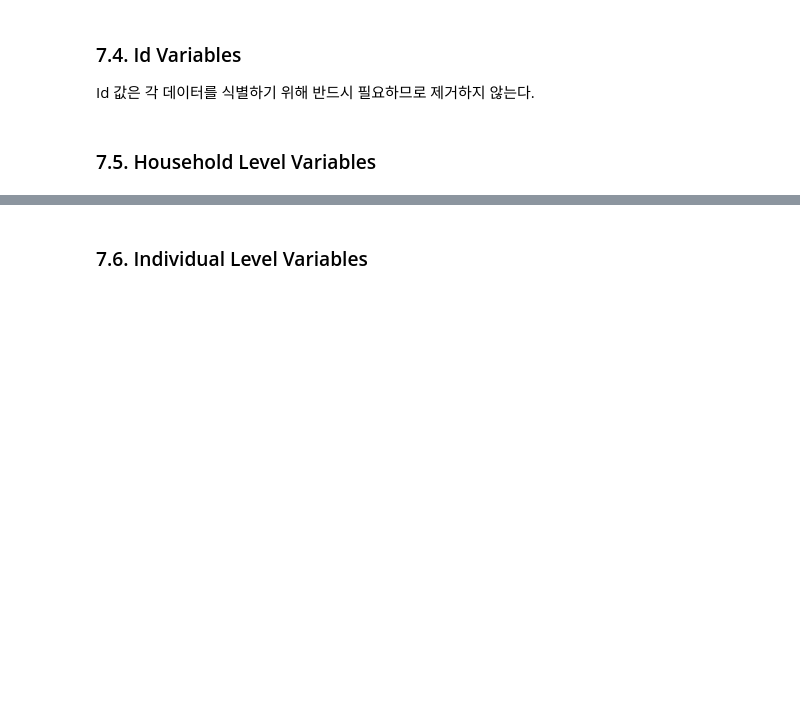
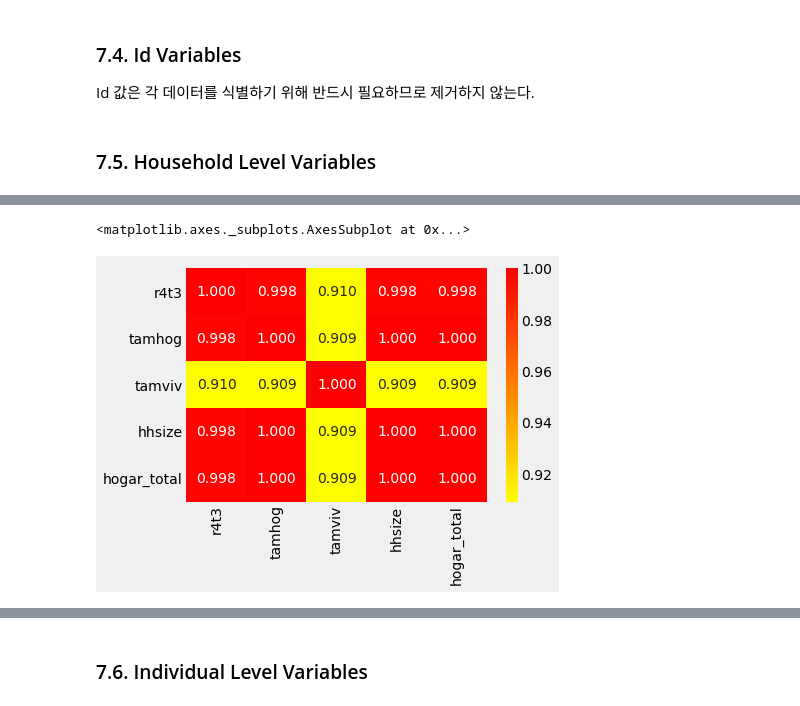
Before and after one commit to CoodingPenguin/kaggle-newbie, a Jupyter notebook: 4_costa_rican_household_poverty_level/1_a-complete-introduction-and-walkthrough_willkoehrsen/2_a-complete-introduction-and-walkthrough_willkoehrsen_2020-08-28.ipynb, the cells around one changed output, grey strips where cells are left out. Cells and saved outputs as stored; diff of their text form; code cells hidden in the pictures; blank space fills up the shorter version.

```diff
--- a/4_costa_rican_household_poverty_level/1_a-complete-introduction-and-walkthrough_willkoehrsen/2_a-complete-introduction-and-walkthrough_willkoehrsen_2020-08-28.ipynb
+++ b/4_costa_rican_household_poverty_level/1_a-complete-introduction-and-walkthrough_willkoehrsen/2_a-complete-introduction-and-walkthrough_willkoehrsen_2020-08-28.ipynb
@@ -794,3 +792,8 @@ data.shape
 Id 값은 각 데이터를 식별하기 위해 반드시 필요하므로 제거하지 않는다.
 # %% [markdown]
 ### 7.5. Household Level  Variables
+# %%
+heads = data.loc[data['parentesco1']==1, :]
+heads = heads[id_ + hh_bool + hh_cont + hh_ordered]
+print('가구 수준 데이터의 크기 :', heads.shape)
+heads.head()
@@ -796,0 +811,4 @@ Id 값은 각 데이터를 식별하기 위해 반드시 필요하므로 제거
+# %%
+# 상관관계 행렬 생성
+corr_matrix = heads.corr()
+corr_matrix
@@ -796,0 +872,4 @@ Id 값은 각 데이터를 식별하기 위해 반드시 필요하므로 제거
+# %%
+# tamhog와 상관관계가 높은 피처 추출
+tamhog_corr = corr_matrix.loc[corr_matrix['tamhog'].abs()>0.9, corr_matrix['tamhog'].abs()>0.9]
+tamhog_corr
@@ -796,0 +889,6 @@ Id 값은 각 데이터를 식별하기 위해 반드시 필요하므로 제거
+# %%
+# 위의 행렬을 heatmap으로 시각화
+sns.heatmap(tamhog_corr, annot=True, cmap=plt.cm.autumn_r, fmt='.3f')
+# %% [output]
+<matplotlib.axes._subplots.AxesSubplot at 0x...>
+[figure, added]
```
Also changed, not shown: parts of 55 cells of this notebook.
